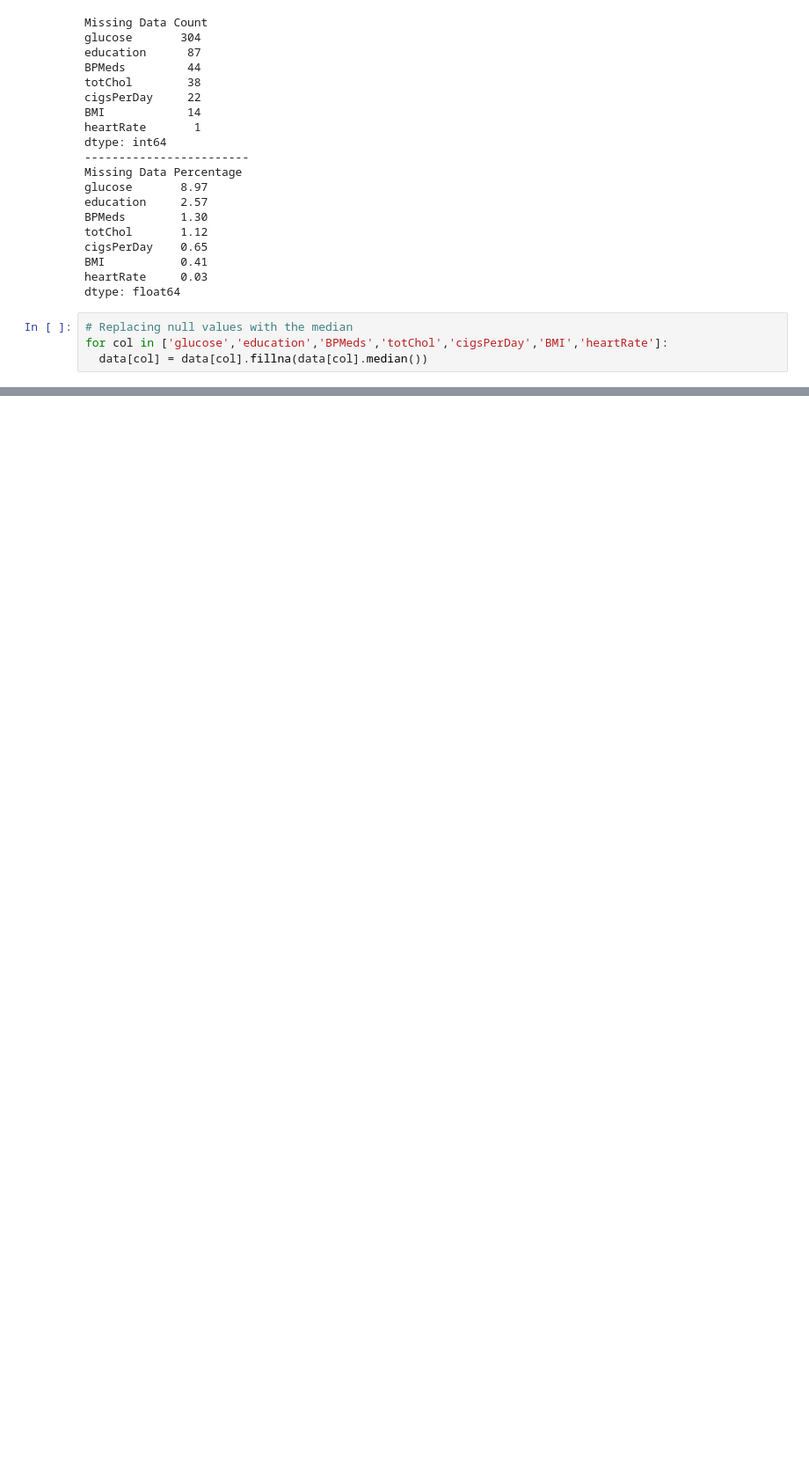
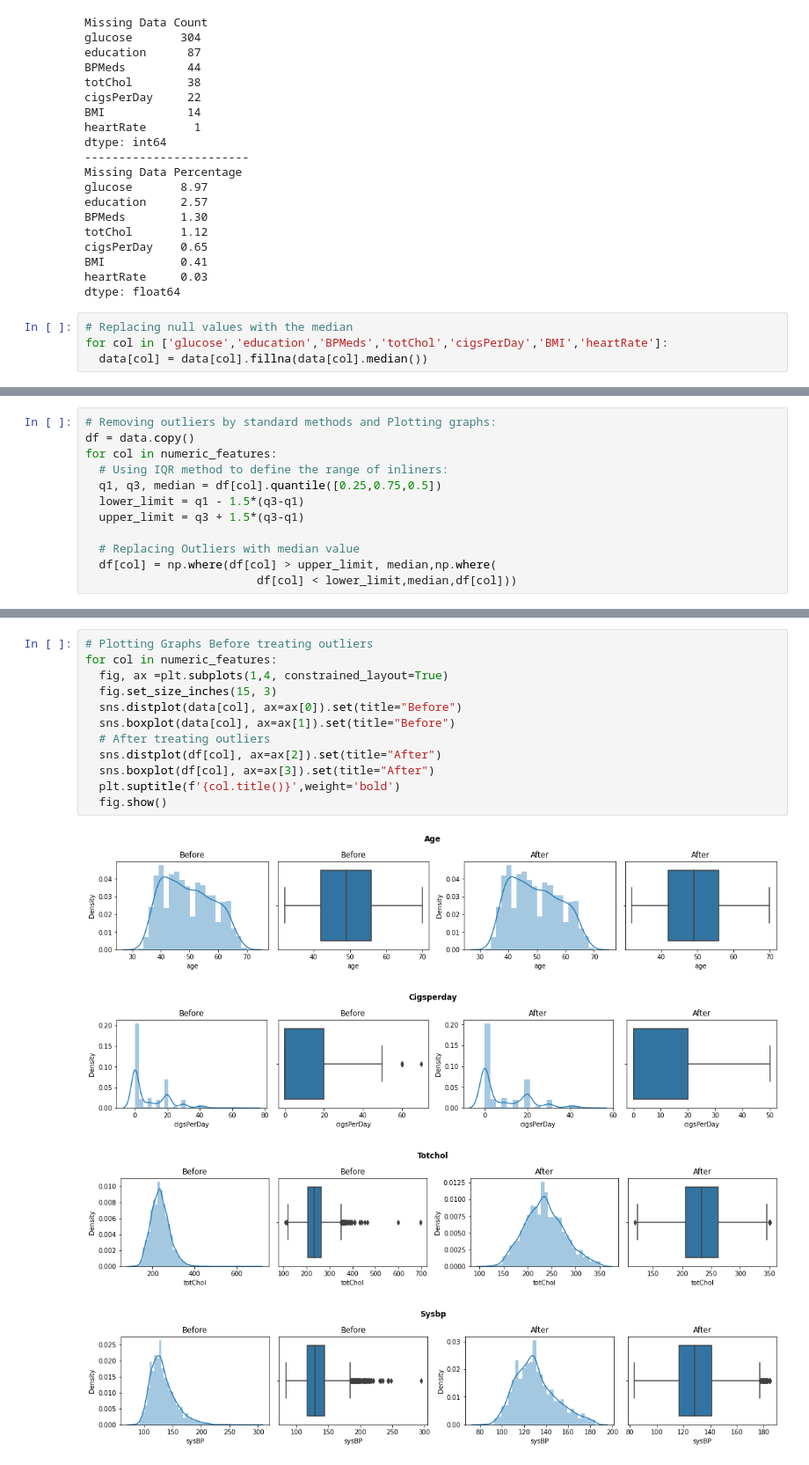
Before and after one commit to Samikshab99/ML-Classcification-Cardiovascular-Risk-Prediction, a Jupyter notebook: ML_Classification=Cardiovascular_Risk_Prediction.ipynb, the cells around one changed output, grey strips where cells are left out. Shown at 88% size. Saved outputs shown, nothing was run; the diff lists cells and outputs as text; blank space fills up the shorter version.

```diff
--- a/ML_Classification=Cardiovascular_Risk_Prediction.ipynb
+++ b/ML_Classification=Cardiovascular_Risk_Prediction.ipynb
@@ -213,0 +252,12 @@ for col in ['glucose','education','BPMeds','totChol','cigsPerDay','BMI','heartRa
+# %%
+# Removing outliers by standard methods and Plotting graphs:
+df = data.copy()
+for col in numeric_features:
+  # Using IQR method to define the range of inliners:
+  q1, q3, median = df[col].quantile([0.25,0.75,0.5])
+  lower_limit = q1 - 1.5*(q3-q1)
+  upper_limit = q3 + 1.5*(q3-q1)
+
+  # Replacing Outliers with median value
+  df[col] = np.where(df[col] > upper_limit, median,np.where(
+                         df[col] < lower_limit,median,df[col]))
@@ -213,0 +266,17 @@ for col in ['glucose','education','BPMeds','totChol','cigsPerDay','BMI','heartRa
+# %%
+# Plotting Graphs Before treating outliers
+for col in numeric_features:
+  fig, ax =plt.subplots(1,4, constrained_layout=True)
+  fig.set_size_inches(15, 3)
+  sns.distplot(data[col], ax=ax[0]).set(title="Before")
+  sns.boxplot(data[col], ax=ax[1]).set(title="Before")
+  # After treating outliers
+  sns.distplot(df[col], ax=ax[2]).set(title="After")
+  sns.boxplot(df[col], ax=ax[3]).set(title="After")
+  plt.suptitle(f'{col.title()}',weight='bold')
+  fig.show()
+# %% [output]
+[figure, added]
+[figure, added]
+[figure, added]
+[figure, added]
```
Also changed, not shown: parts of 26 cells of this notebook.
